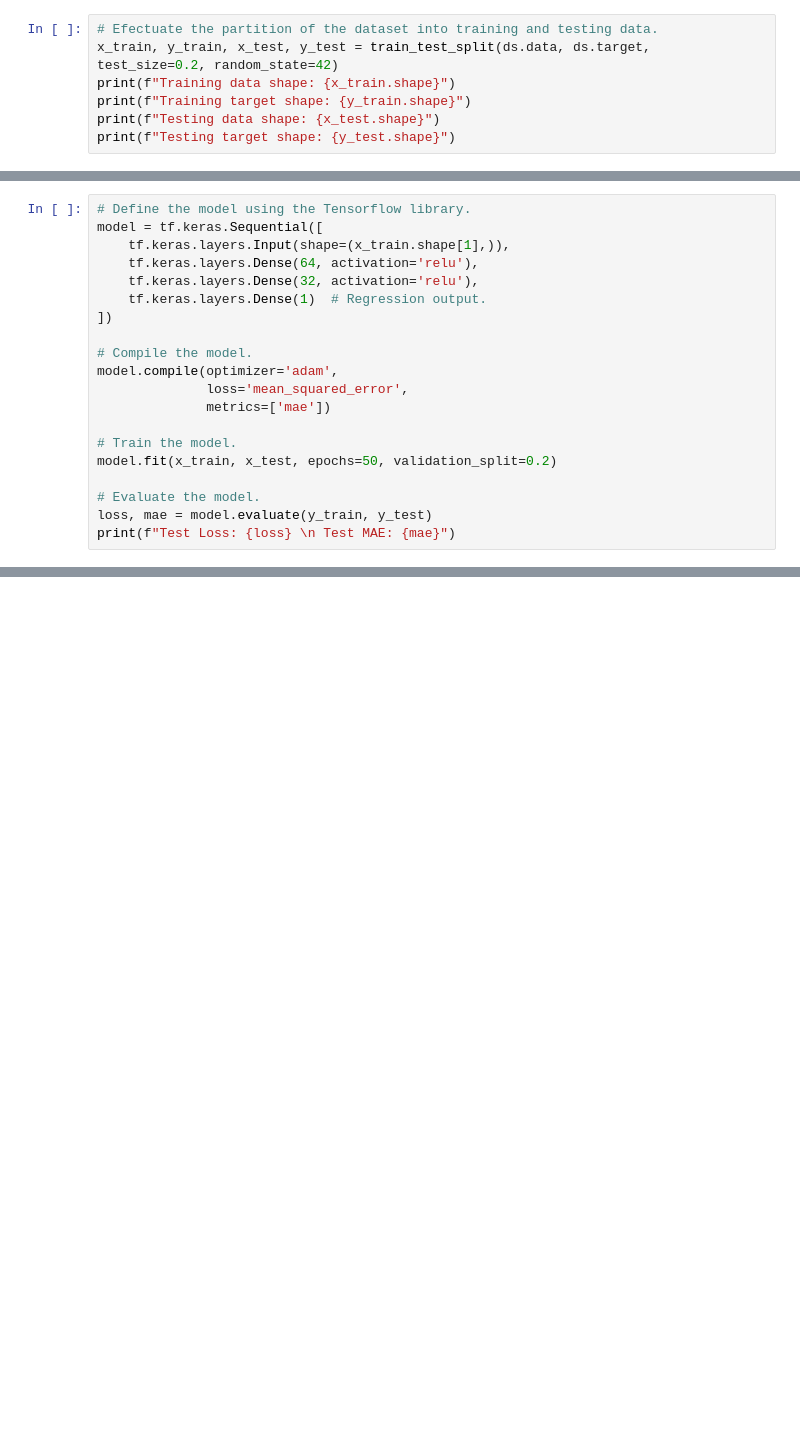
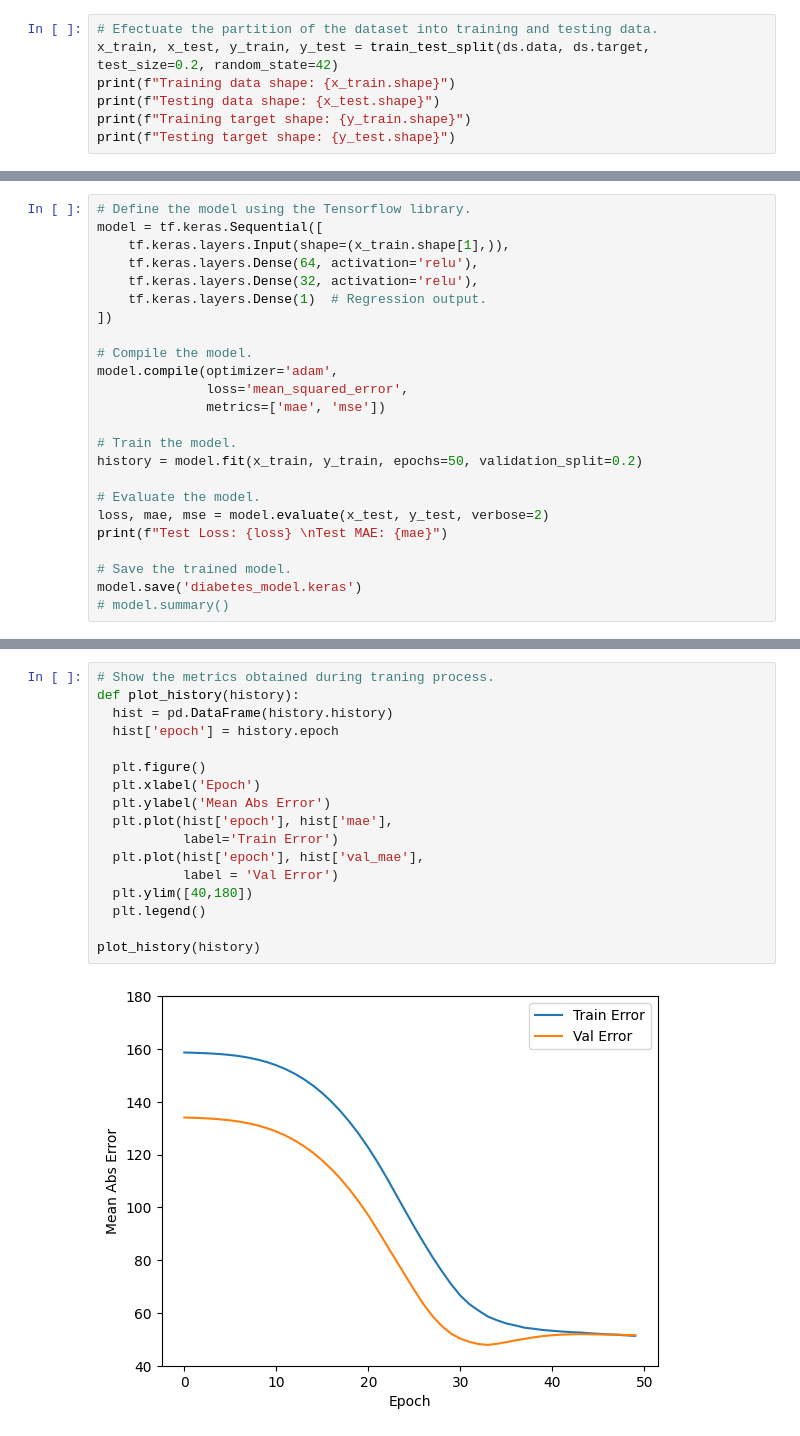
Before and after one commit to MarkosHB/My-Data-Science-Learning-Projects, a Jupyter notebook: scikit/scikit_notebook.ipynb, the cells around one changed output, grey strips where cells are left out. Cells and saved outputs as stored; diff of their text form; blank space fills up the shorter version.

Commit message:
Training and testing process with plot visualization

```diff
--- a/scikit/scikit_notebook.ipynb
+++ b/scikit/scikit_notebook.ipynb
@@ -35,10 +40,10 @@ Visualize the first few samples:
 4 -0.002592 -0.031988 -0.046641   135.0
 # %%
 # Efectuate the partition of the dataset into training and testing data.
-x_train, y_train, x_test, y_test = train_test_split(ds.data, ds.target, test_size=0.2, random_state=42)
+x_train, x_test, y_train, y_test = train_test_split(ds.data, ds.target, test_size=0.2, random_state=42)
 print(f"Training data shape: {x_train.shape}")
+print(f"Testing data shape: {x_test.shape}")
 print(f"Training target shape: {y_train.shape}")
-print(f"Testing data shape: {x_test.shape}")
 print(f"Testing target shape: {y_test.shape}")
 # %% [output]
 Training data shape: (353, 10)
@@ -57,13 +62,17 @@ model = tf.keras.Sequential([
 # Compile the model.
 model.compile(optimizer='adam',
               loss='mean_squared_error',
-              metrics=['mae'])
+              metrics=['mae', 'mse'])
 
 # Train the model.
-model.fit(x_train, x_test, epochs=50, validation_split=0.2)
+history = model.fit(x_train, y_train, epochs=50, validation_split=0.2)
 
 # Evaluate the model.
-loss, mae = model.evaluate(y_train, y_test)
-print(f"Test Loss: {loss} \n Test MAE: {mae}")
+loss, mae, mse = model.evaluate(x_test, y_test, verbose=2)
+print(f"Test Loss: {loss} \nTest MAE: {mae}")
+
+# Save the trained model.
+model.save('diabetes_model.keras')
+# model.summary()
 # %% [output]
 Epoch 1/50
@@ -85,0 +95,19 @@ Test Loss: 3229.9091796875
+# %%
+# Show the metrics obtained during traning process.
+def plot_history(history):
+  hist = pd.DataFrame(history.history)
+  hist['epoch'] = history.epoch
+
+  plt.figure()
+  plt.xlabel('Epoch')
+  plt.ylabel('Mean Abs Error')
+  plt.plot(hist['epoch'], hist['mae'],
+           label='Train Error')
+  plt.plot(hist['epoch'], hist['val_mae'],
+           label = 'Val Error')
+  plt.ylim([40,180])
+  plt.legend()
+
+plot_history(history)
+# %% [output]
+[figure, added]
```
Also changed, not shown: parts of 5 cells of this notebook, 2 other files.
